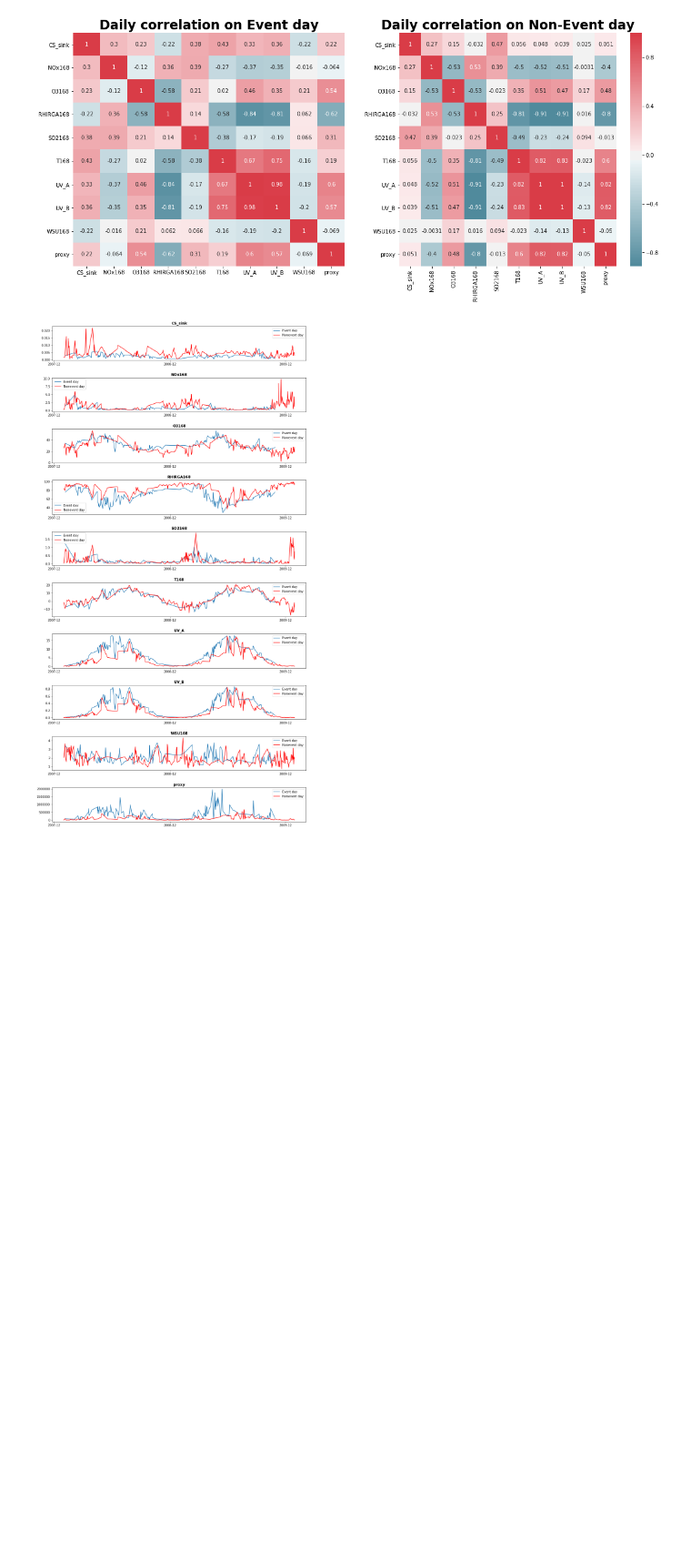
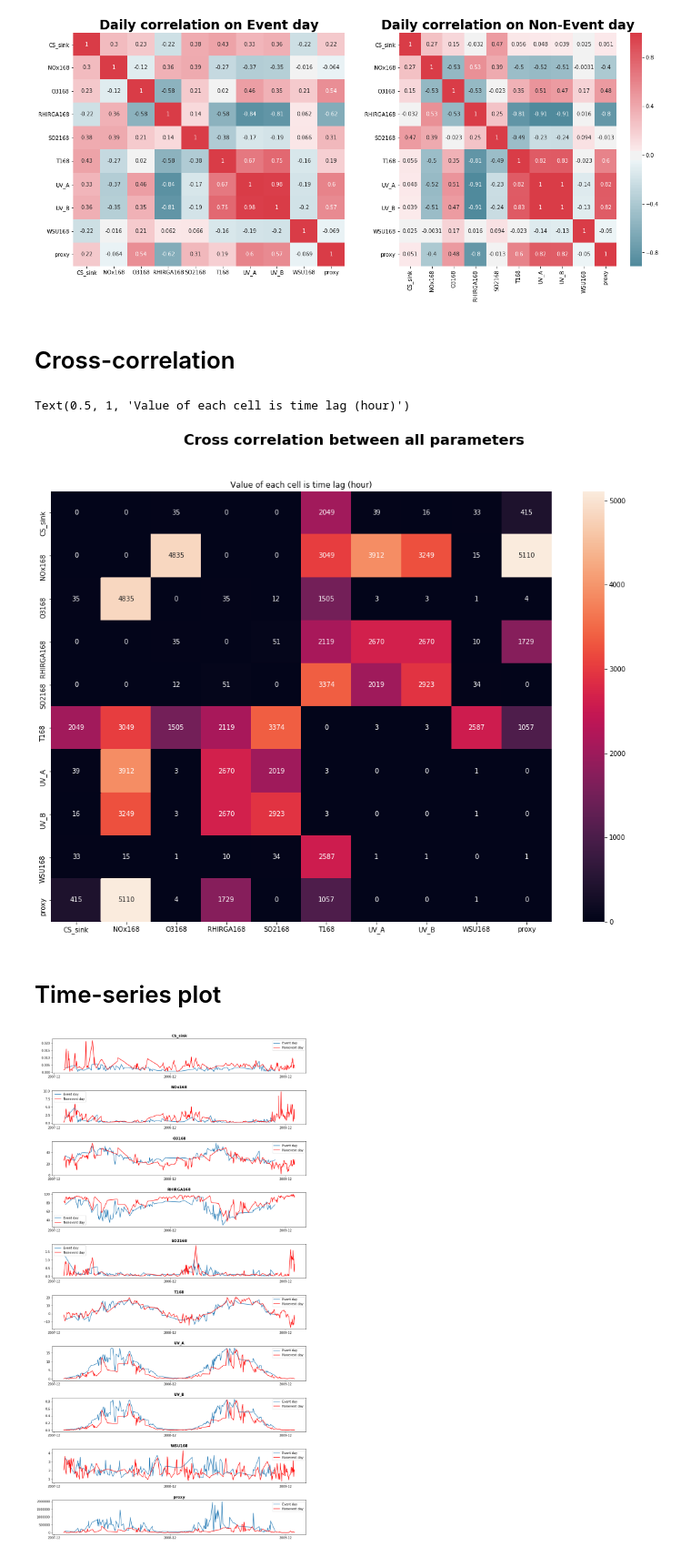
Before and after one commit to vietle94/NPF-smearII, a Jupyter notebook: Project.ipynb, the cells around one changed output. Shown at 91% size. Saved outputs shown, nothing was run; the diff lists cells and outputs as text; code cells hidden in the pictures; blank space fills up the shorter version.

```diff
--- a/Project.ipynb
+++ b/Project.ipynb
@@ -462,6 +470,29 @@ ax[1].set_title('Daily correlation on Non-Event day', weight = "bold", fontsize=
 # %% [output]
 Text(0.5, 1, 'Daily correlation on Non-Event day')
 [figure]
+# %% [markdown]
+# Cross-correlation
+# %%
+cross_correlation = np.zeros((combined_hourly.shape[1] - 1, combined_hourly.shape[1] - 1))
+for ii, i in enumerate(combined_hourly.columns[1:]):
+    for jj, j in enumerate(combined_hourly.columns[1:]):
+        if j != i:
+            pair = combined_hourly[[i, j]].dropna(axis = 0)
+            c = np.correlate(pair[i], pair[j], mode = 'full')
+            icmax = np.argmax(c)
+            tlag = -1 * (icmax - len(pair[i]) +1)
+            cross_correlation[ii,jj] = tlag
+
+fig, ax = plt.subplots(figsize = (17,12))
+sns.heatmap(np.abs(cross_correlation).astype(int), xticklabels = combined_hourly.columns[1:], yticklabels = combined_hourly.columns[1:], ax = ax, annot = True, fmt="d")
+ax.set_ylim(combined_hourly.shape[1] -1 ,0)
+fig.suptitle('Cross correlation between all parameters', fontweight = 'bold', size = 22)
+ax.set_title('Value of each cell is time lag (hour)')
+# %% [output]
+Text(0.5, 1, 'Value of each cell is time lag (hour)')
+[figure, added]
+# %% [markdown]
+# Time-series plot
 # %%
 fig, axe = plt.subplots(combined_daily.shape[1]-1, figsize = (15, 30))
 for i in range(combined_daily.shape[1]-1):
```
Also changed, not shown: parts of 31 cells of this notebook.
